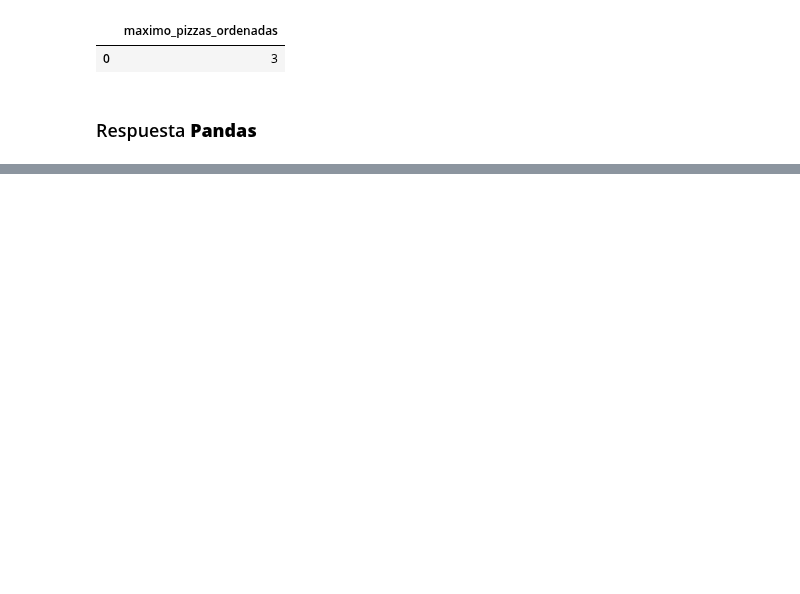
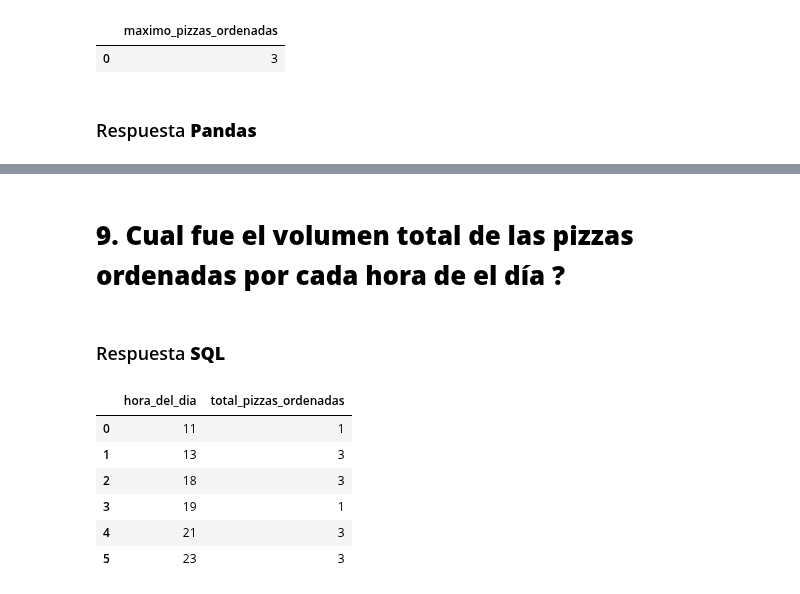
Before and after one commit to LLAES07/SQL_DESAFIO, a Jupyter notebook: Caso_2.ipynb, the cells around one changed output, grey strips where cells are left out. Drawn from its saved outputs; the diff is of its cells as text; code cells hidden in the pictures; blank space fills up the shorter version.

```diff
--- a/Caso_2.ipynb
+++ b/Caso_2.ipynb
@@ -726,0 +821,24 @@ df_merge.groupby(['order_id'])['customer_id'].count().max()
+# %% [markdown]
+# **9. Cual fue el volumen total de las pizzas ordenadas por cada hora de el día ?**
+# %% [markdown]
+### Respuesta **SQL**
+# %%
+query = '''
+  SELECT
+    strftime('%H', order_time) AS hora_del_dia,
+    COUNT(order_id) AS total_pizzas_ordenadas
+  FROM
+    customer_orders
+  GROUP BY
+    strftime('%H', order_time)
+
+'''
+pd.read_sql_query(query, connection)
+# %% [output]
+|  | hora_del_dia | total_pizzas_ordenadas |
+| 0 | 11 | 1 |
+| 1 | 13 | 3 |
+| 2 | 18 | 3 |
+| 3 | 19 | 1 |
+| 4 | 21 | 3 |
+| 5 | 23 | 3 |
```
Also changed, not shown: parts of 21 cells of this notebook.
